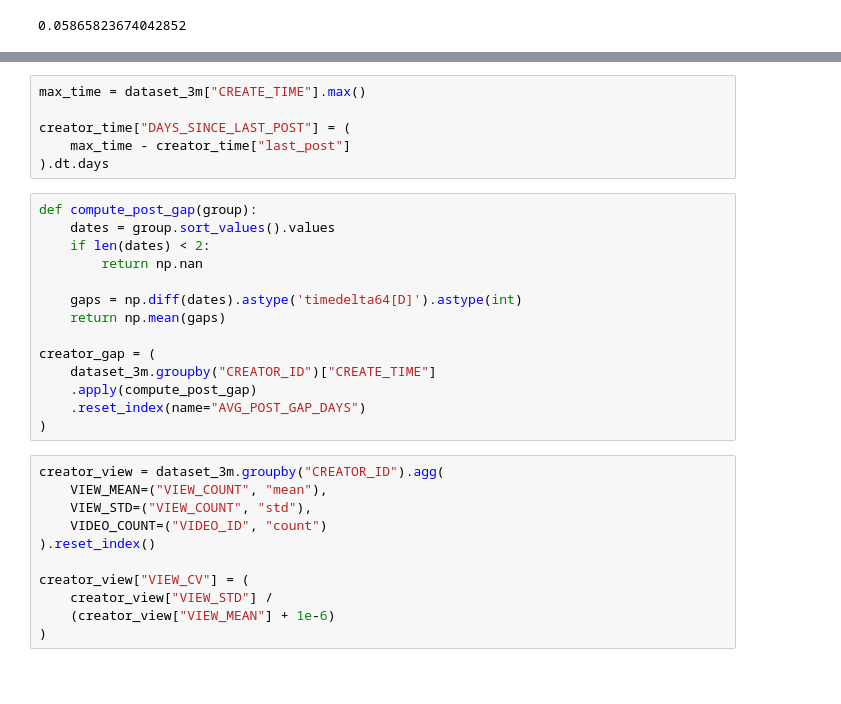
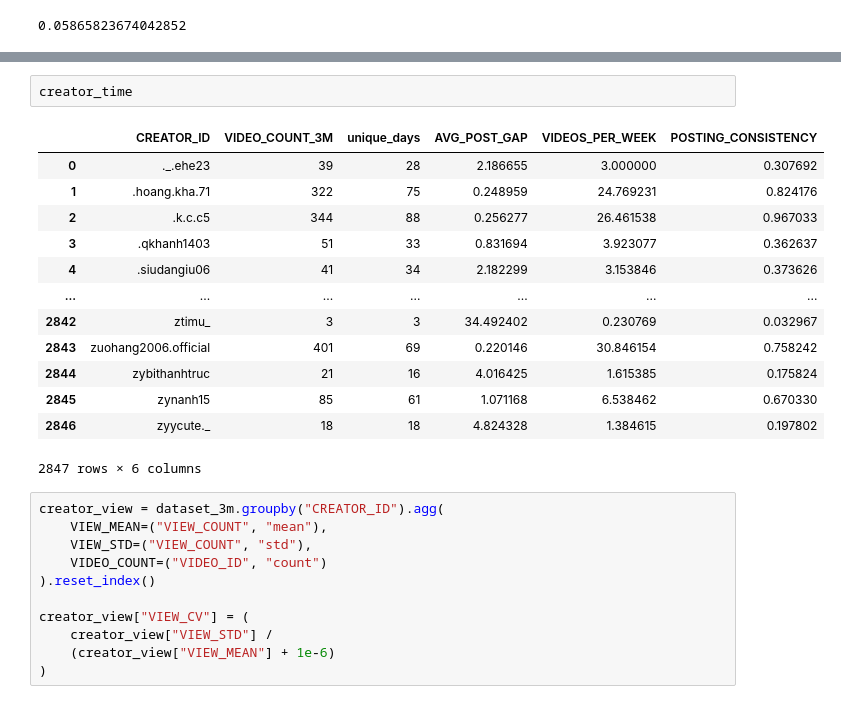
Before and after one commit to lamphat344961-alt/TIKTOK_crawl_V2, a Jupyter notebook: clustering/feature_engineering.ipynb, the cells around one changed output, grey strips where cells are left out. Cells and saved outputs as stored; diff of their text form; blank space fills up the shorter version.

```diff
--- a/clustering/feature_engineering.ipynb
+++ b/clustering/feature_engineering.ipynb
@@ -270,23 +360,19 @@ creator_time["POSTING_CONSISTENCY"] = (
-# %%
-max_time = dataset_3m["CREATE_TIME"].max()
-
-creator_time["DAYS_SINCE_LAST_POST"] = (
-    max_time - creator_time["last_post"]
-).dt.days
-# %%
-def compute_post_gap(group):
-    dates = group.sort_values().values
-    if len(dates) < 2:
-        return np.nan
-
-    gaps = np.diff(dates).astype('timedelta64[D]').astype(int)
-    return np.mean(gaps)
-
-creator_gap = (
-    dataset_3m.groupby("CREATOR_ID")["CREATE_TIME"]
-    .apply(compute_post_gap)
-    .reset_index(name="AVG_POST_GAP_DAYS")
-)
+# %%
+creator_time
+# %% [output]
+|  | CREATOR_ID | VIDEO_COUNT_3M | unique_days | AVG_POST_GAP | VIDEOS_PER_WEEK | POSTING_CONSISTENCY |
+| 0 | ._.ehe23 | 39 | 28 | 2.186655 | 3.000000 | 0.307692 |
+| 1 | .hoang.kha.71 | 322 | 75 | 0.248959 | 24.769231 | 0.824176 |
+| 2 | .k.c.c5 | 344 | 88 | 0.256277 | 26.461538 | 0.967033 |
+| 3 | .qkhanh1403 | 51 | 33 | 0.831694 | 3.923077 | 0.362637 |
+| 4 | .siudangiu06 | 41 | 34 | 2.182299 | 3.153846 | 0.373626 |
+| ... | ... | ... | ... | ... | ... | ... |
+| 2842 | ztimu_ | 3 | 3 | 34.492402 | 0.230769 | 0.032967 |
+| 2843 | zuohang2006.official | 401 | 69 | 0.220146 | 30.846154 | 0.758242 |
+| 2844 | zybithanhtruc | 21 | 16 | 4.016425 | 1.615385 | 0.175824 |
+| 2845 | zynanh15 | 85 | 61 | 1.071168 | 6.538462 | 0.670330 |
+| 2846 | zyycute._ | 18 | 18 | 4.824328 | 1.384615 | 0.197802 |
+2847 rows × 6 columns
 # %%
 creator_view = dataset_3m.groupby("CREATOR_ID").agg(
     VIEW_MEAN=("VIEW_COUNT", "mean"),
```
Also changed, not shown: parts of 20 cells of this notebook.
